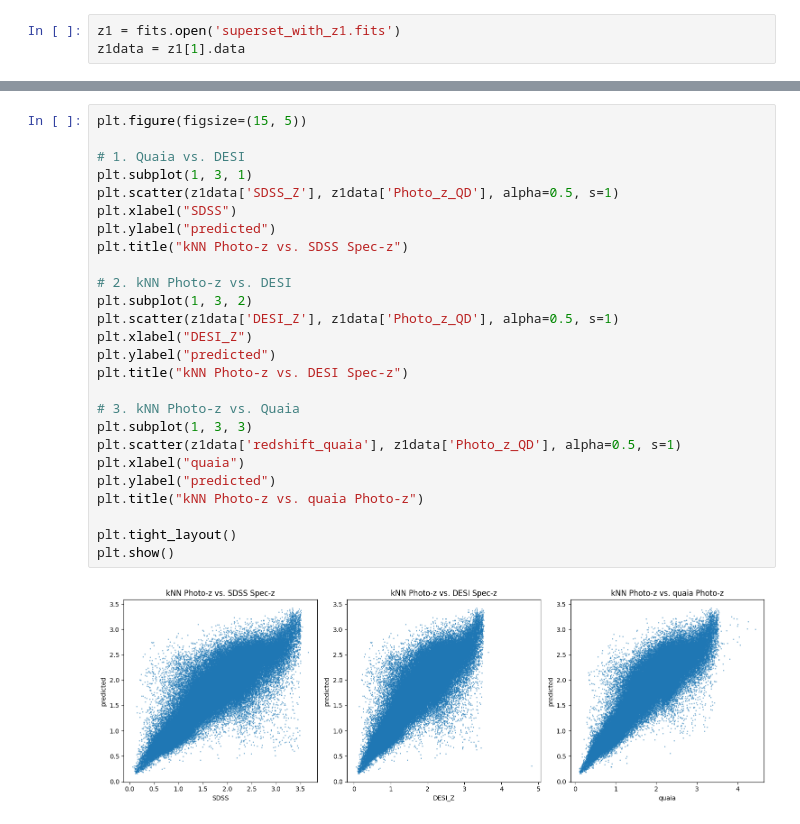
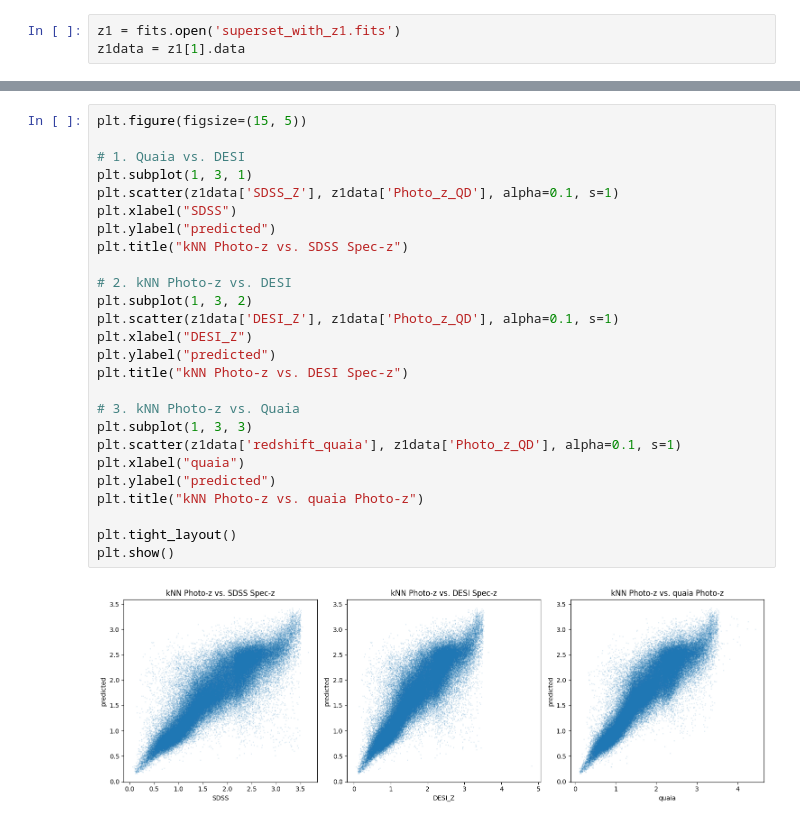
Before and after one commit to An-Yejin/qsocat, a Jupyter notebook: thesis5_kNN.ipynb, the cells around one changed output, grey strips where cells are left out. Drawn from its saved outputs; the diff is of its cells as text.

```diff
--- a/thesis5_kNN.ipynb
+++ b/thesis5_kNN.ipynb
@@ -833,28 +1236,28 @@ plt.legend()
 # %%
 plt.figure(figsize=(15, 5))
 
 # 1. Quaia vs. DESI
 plt.subplot(1, 3, 1)
-plt.scatter(z1data['SDSS_Z'], z1data['Photo_z_QD'], alpha=0.5, s=1)
+plt.scatter(z1data['SDSS_Z'], z1data['Photo_z_QD'], alpha=0.1, s=1)
 plt.xlabel("SDSS")
 plt.ylabel("predicted")
 plt.title("kNN Photo-z vs. SDSS Spec-z")
 
 # 2. kNN Photo-z vs. DESI
 plt.subplot(1, 3, 2)
-plt.scatter(z1data['DESI_Z'], z1data['Photo_z_QD'], alpha=0.5, s=1)
+plt.scatter(z1data['DESI_Z'], z1data['Photo_z_QD'], alpha=0.1, s=1)
 plt.xlabel("DESI_Z")
 plt.ylabel("predicted")
 plt.title("kNN Photo-z vs. DESI Spec-z")
 
 # 3. kNN Photo-z vs. Quaia
 plt.subplot(1, 3, 3)
-plt.scatter(z1data['redshift_quaia'], z1data['Photo_z_QD'], alpha=0.5, s=1)
+plt.scatter(z1data['redshift_quaia'], z1data['Photo_z_QD'], alpha=0.1, s=1)
 plt.xlabel("quaia")
 plt.ylabel("predicted")
 plt.title("kNN Photo-z vs. quaia Photo-z")
 
 plt.tight_layout()
 plt.show()
 # %% [output]
-[figure, old version]
+[figure, new version]
```
Also changed, not shown: parts of 33 cells of this notebook, 1 other file.
